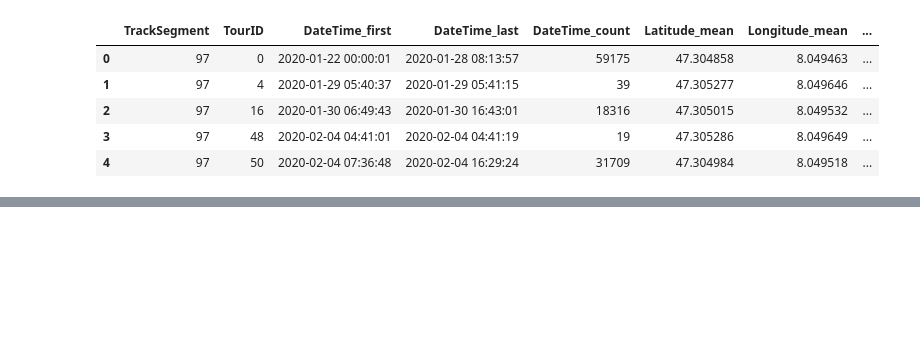
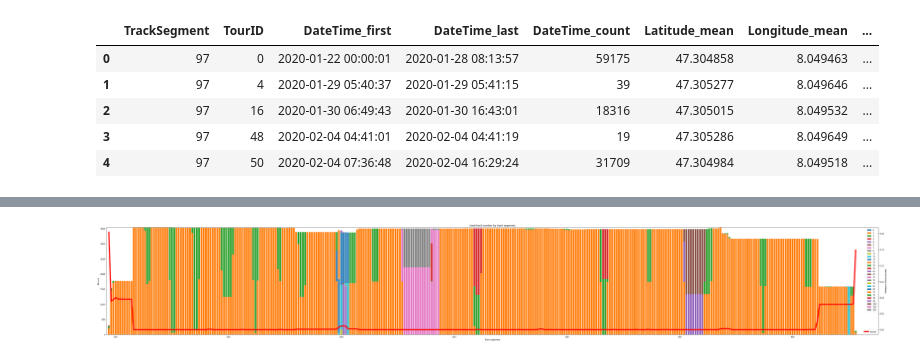
Before and after one commit to croidzen/hz21-sc, a Jupyter notebook: analytics.ipynb, the cells around one changed output, grey strips where cells are left out. Cells and saved outputs as stored; diff of their text form; code cells hidden in the pictures; blank space fills up the shorter version.

```diff
--- a/analytics.ipynb
+++ b/analytics.ipynb
@@ -298,0 +201,29 @@ Frontend
+# %%
+# For each track segment, plot the number of passes for each track number used
+# Also plot the 'average estops per pass' for each track segement
+
+df_tracks = df_tracks.replace(np.nan, 0)
+fig, ax1 = plt.subplots(figsize = (70, 10))
+ax2 = ax1.twinx()
+
+# Number of passes per track number
+x = df_tracks.index
+bottom = len(df_tracks) * [0]
+for track in df_tracks.columns:
+    heights = list(df_tracks.loc[:, track])
+    ax1.bar(x, heights, label=track, bottom=bottom)
+    bottom = [a + b for a, b in zip(bottom, heights)]
+
+# Average number of estops
+ax2.plot(x, estops['avg_estops_per_pass'], 'r-', linewidth=6, label='estops')
+
+ax1.set_title('Used track number by track segemnts')
+ax1.set_xlim(df_tracks.index.min()-1, df_tracks.index.max()+10)
+ax1.set_xlabel('Track segement')
+ax1.set_ylabel('Passes')
+ax2.set_ylabel('Average estops per pass')
+ax1.legend(loc='upper right')
+ax2.legend(loc='lower right')
+plt.show()
+# %% [output]
+[figure, added]
```
Also changed, not shown: parts of 56 cells of this notebook.
